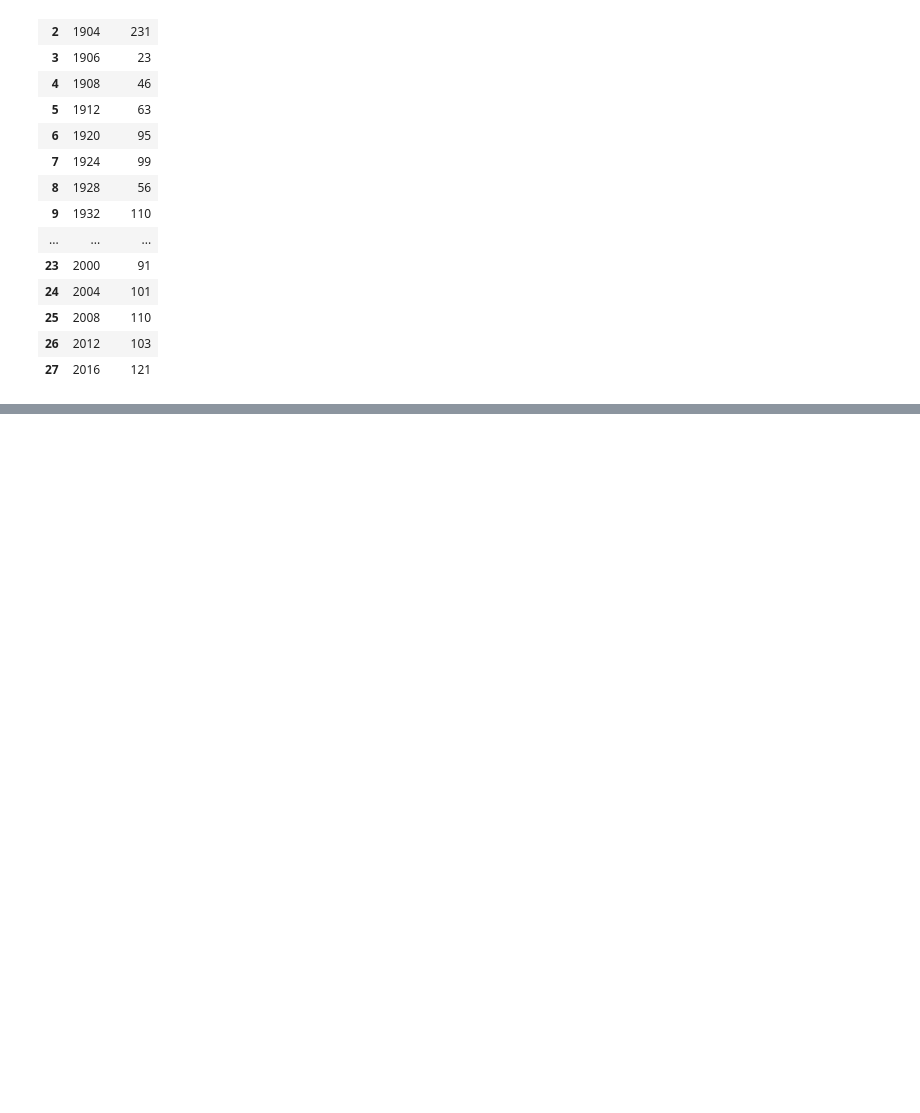
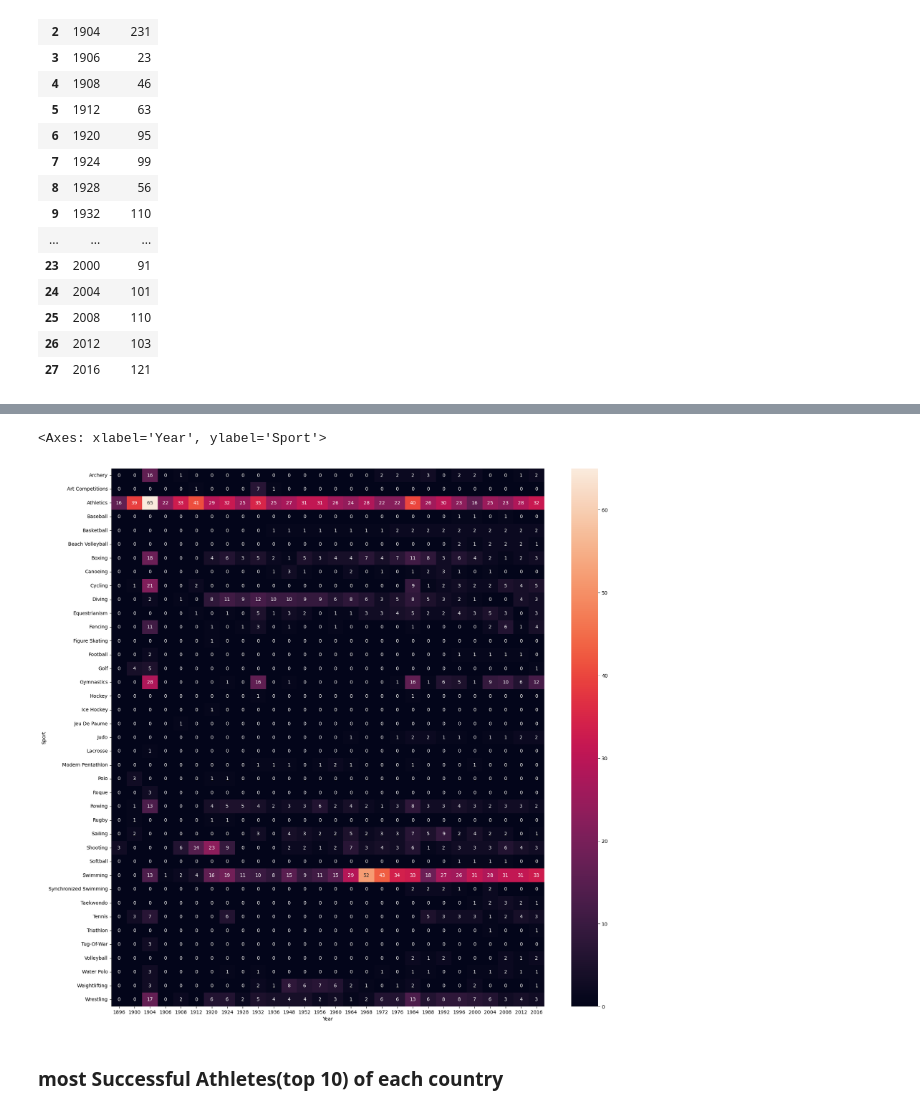
Before and after one commit to V-A-N-S-H/Olympics-Data-Analysis, a Jupyter notebook: Olympics_Analysis.ipynb, the cells around one changed output, grey strips where cells are left out. Drawn from its saved outputs; the diff is of its cells as text; code cells hidden in the pictures; blank space fills up the shorter version.

Commit message:
Finish country-wise analysis

```diff
--- a/Olympics_Analysis.ipynb
+++ b/Olympics_Analysis.ipynb
@@ -883,0 +888,6 @@ fig.show()
+# %%
+temp_df = df.dropna(subset=["Medal"])
+temp_df = temp_df.drop_duplicates(subset=["Team", "NOC", "Games", "Year", "City", "Sport", "Event", "Medal"])
+# %%
+new_df = temp_df[temp_df['region'] == 'USA']
+final_df = new_df.pivot_table(index='Sport', columns='Year', values='Medal', aggfunc='count', fill_value=0)
@@ -883,0 +916,8 @@ fig.show()
+# %%
+plt.figure(figsize=(20,20))
+sns.heatmap(final_df, annot=True)
+# %% [output]
+<Axes: xlabel='Year', ylabel='Sport'>
+[figure, added]
+# %% [markdown]
+### most Successful Athletes(top 10) of each country
```
Also changed, not shown: parts of 5 cells of this notebook, 2 other files.
